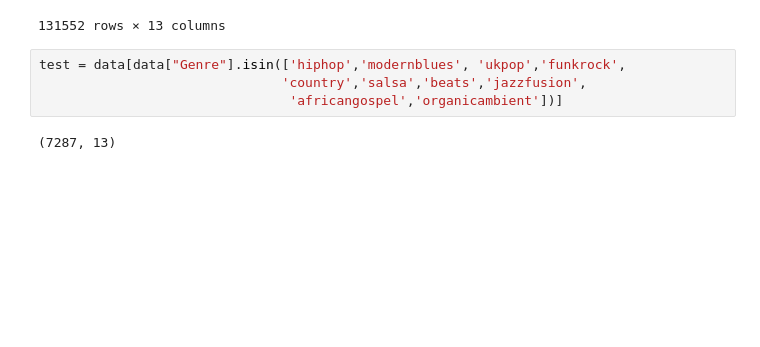
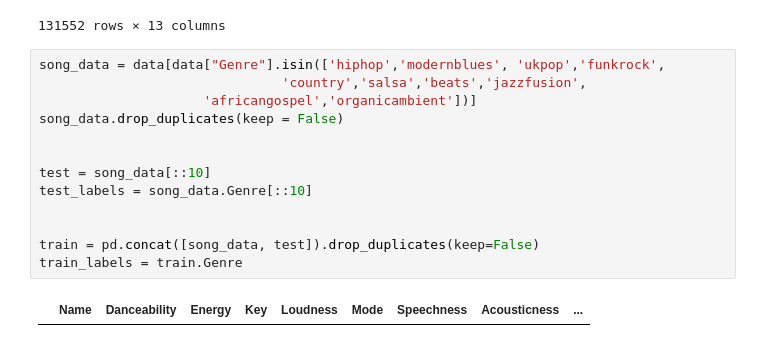
Before and after one commit to adr27/Song-Genre-Classifier, a Jupyter notebook: Project.ipynb, the cells around one changed output. Saved outputs shown, nothing was run; the diff lists cells and outputs as text; blank space fills up the shorter version.

Commit message:
Split data into test and train

```diff
--- a/Project.ipynb
+++ b/Project.ipynb
@@ -135,8 +135,17 @@ data
 | 131579 | WantYouSoBad | 0.482 | 0.839 | NaN | NaN | 0.0 | 0.1000 | 0.013400 | ... |
 131552 rows × 13 columns
 # %%
-test = data[data["Genre"].isin(['hiphop','modernblues', 'ukpop','funkrock',
+song_data = data[data["Genre"].isin(['hiphop','modernblues', 'ukpop','funkrock',
                                'country','salsa','beats','jazzfusion',
-                                'africangospel','organicambient'])]
+                     'africangospel','organicambient'])]
+song_data.drop_duplicates(keep = False)
+
+
+test = song_data[::10]
+test_labels = song_data.Genre[::10]
+
+
+train = pd.concat([song_data, test]).drop_duplicates(keep=False)
+train_labels = train.Genre
 # %% [output]
-(7287, 13)
+|  | Name | Danceability | Energy | Key | Loudness | Mode | Speechness | Acousticness | ... |
```
